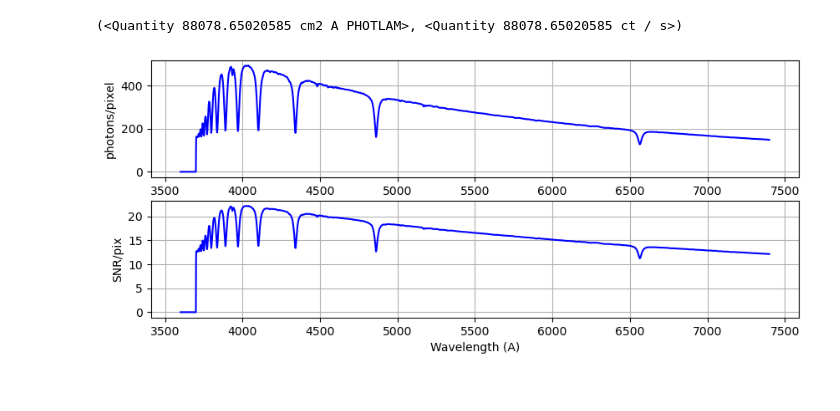
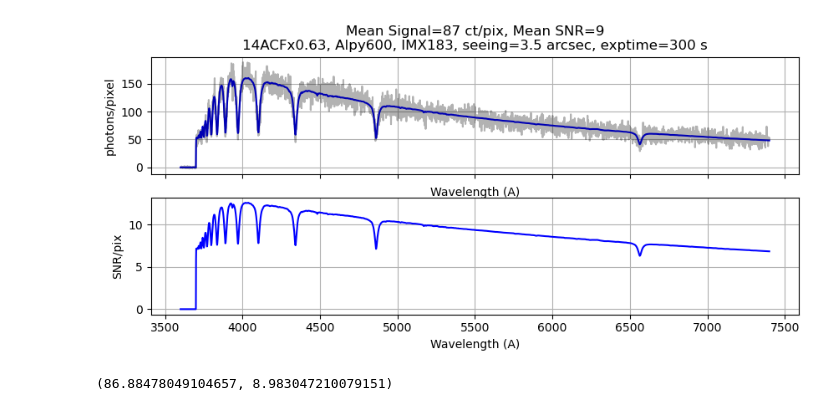
Before and after one commit to joshwalawender/SpecETC, a Jupyter notebook: Sandbox.ipynb, the cells around one changed output. Saved outputs shown, nothing was run; the diff lists cells and outputs as text; code cells hidden in the pictures.

```diff
--- a/Sandbox.ipynb
+++ b/Sandbox.ipynb
@@ -19,3 +9,3 @@ t
 # %%
-mag = 9
+mag = 12
 sp = SourceSpectrum.from_vega()*10**(-mag/2.5)
@@ -24,5 +11,0 @@ obs = Observation(sp, ACF14reduced.efficiency*Alpy600.efficiency*IMX183.efficien
-# %%
-specdata = obs.sample_binned(Alpy600.binset)*Alpy600.AperPix*ACF14reduced.area
-np.sum(specdata), obs.countrate(ACF14reduced.area)
-# %% [output]
-(<Quantity 88078.65020585 cm2 A PHOTLAM>, <Quantity 88078.65020585 ct / s>)
@@ -33,18 +12,5 @@ SNR = (specdata*exptime).value / ( (specdata*exptime).value + np.ones(specdata.s
-# %%
-plt.figure(figsize=(10,4))
-
-plt.subplot(2,1,1)
-plt.plot(Alpy600.binset, specdata*exptime, 'b-')
-plt.xlabel('Wavelength (A)')
-plt.ylabel('photons/pixel')
-plt.grid()
-
-plt.subplot(2,1,2)
-plt.plot(Alpy600.binset, SNR, 'b-')
-plt.xlabel('Wavelength (A)')
-plt.ylabel('SNR/pix')
-plt.grid()
-
-plt.show()
-# %% [output]
-[figure, removed]
+# %%
+SpecETC(sp, exptime=300*u.second, seeing=3.5*u.arcsec)
+# %% [output]
+[figure, added]
+(86.88478049104657, 8.983047210079151)
```
Also changed, not shown: parts of 5 cells of this notebook, 3 other files.
